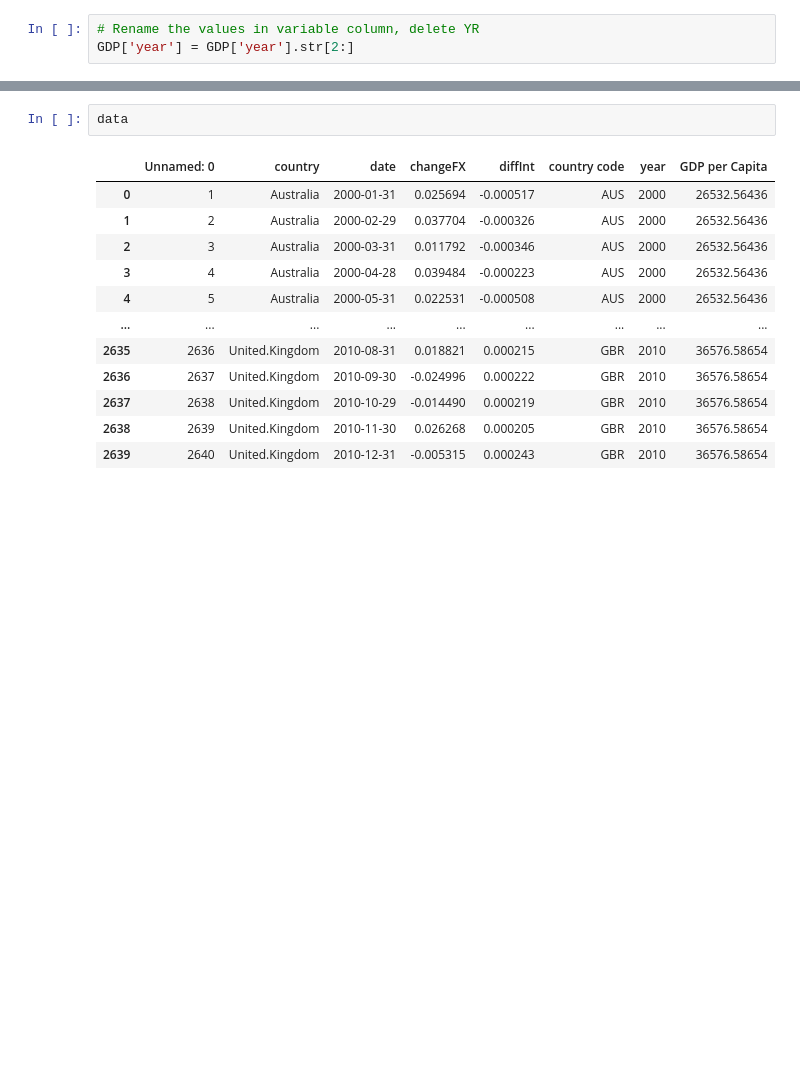
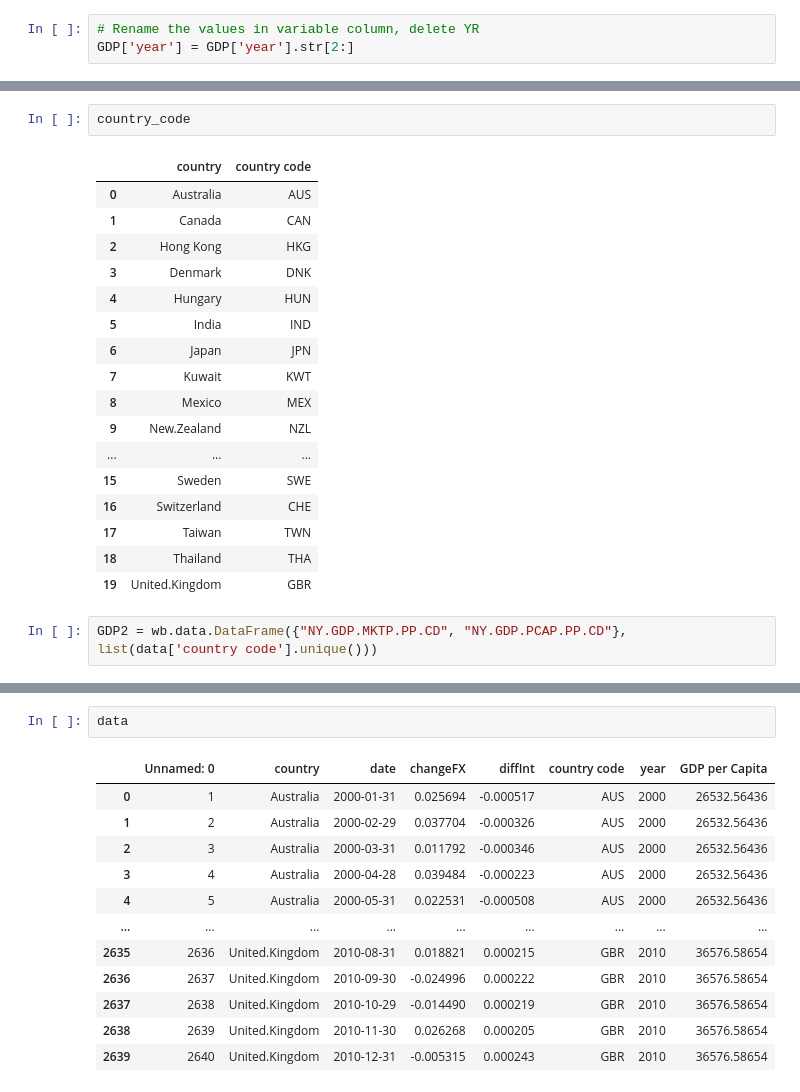
Before and after one commit to Weizhe1215/IF-Group_project, a Jupyter notebook: GHW1.ipynb, the cells around one changed output, grey strips where cells are left out. Cells and saved outputs as stored; diff of their text form; blank space fills up the shorter version.

```diff
--- a/GHW1.ipynb
+++ b/GHW1.ipynb
@@ -69,0 +112,22 @@ data = pd.merge(data,GDP,on=['country code','year'], how='left')
+# %%
+country_code
+# %% [output]
+|  | country | country code |
+| 0 | Australia | AUS |
+| 1 | Canada | CAN |
+| 2 | Hong Kong | HKG |
+| 3 | Denmark | DNK |
+| 4 | Hungary | HUN |
+| 5 | India | IND |
+| 6 | Japan | JPN |
+| 7 | Kuwait | KWT |
+| 8 | Mexico | MEX |
+| 9 | New.Zealand | NZL |
+| ... | ... | ... |
+| 15 | Sweden | SWE |
+| 16 | Switzerland | CHE |
+| 17 | Taiwan | TWN |
+| 18 | Thailand | THA |
+| 19 | United.Kingdom | GBR |
+# %%
+GDP2 = wb.data.DataFrame({"NY.GDP.MKTP.PP.CD", "NY.GDP.PCAP.PP.CD"}, list(data['country code'].unique()))
```
Also changed, not shown: parts of 11 cells of this notebook.
